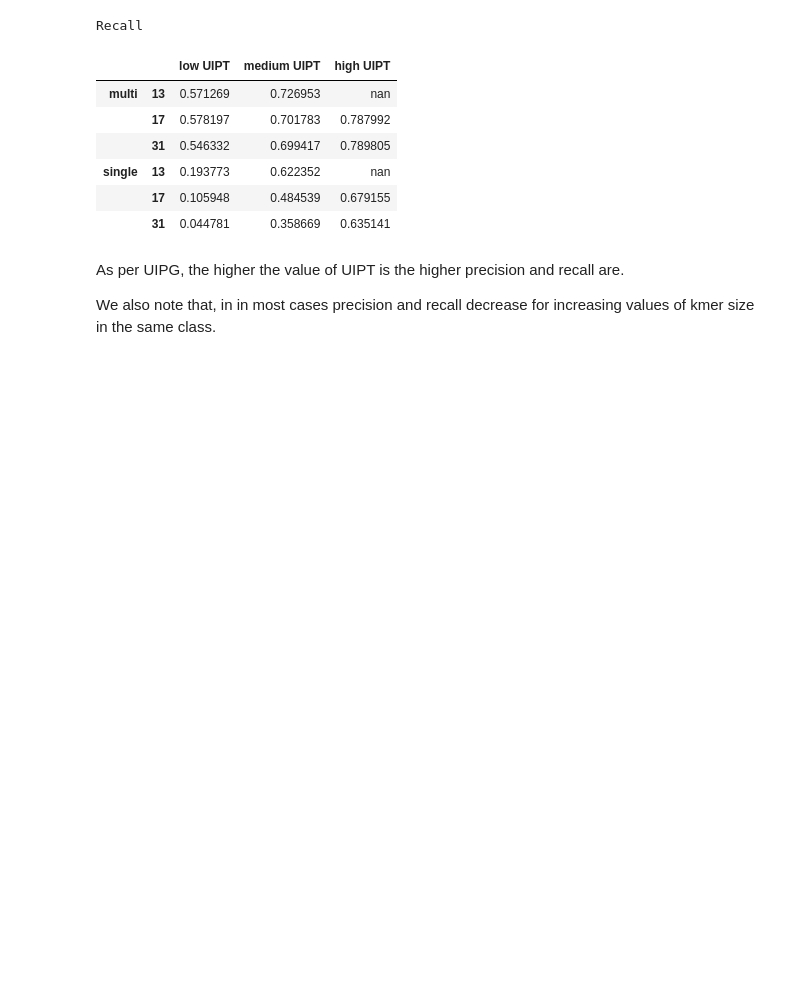
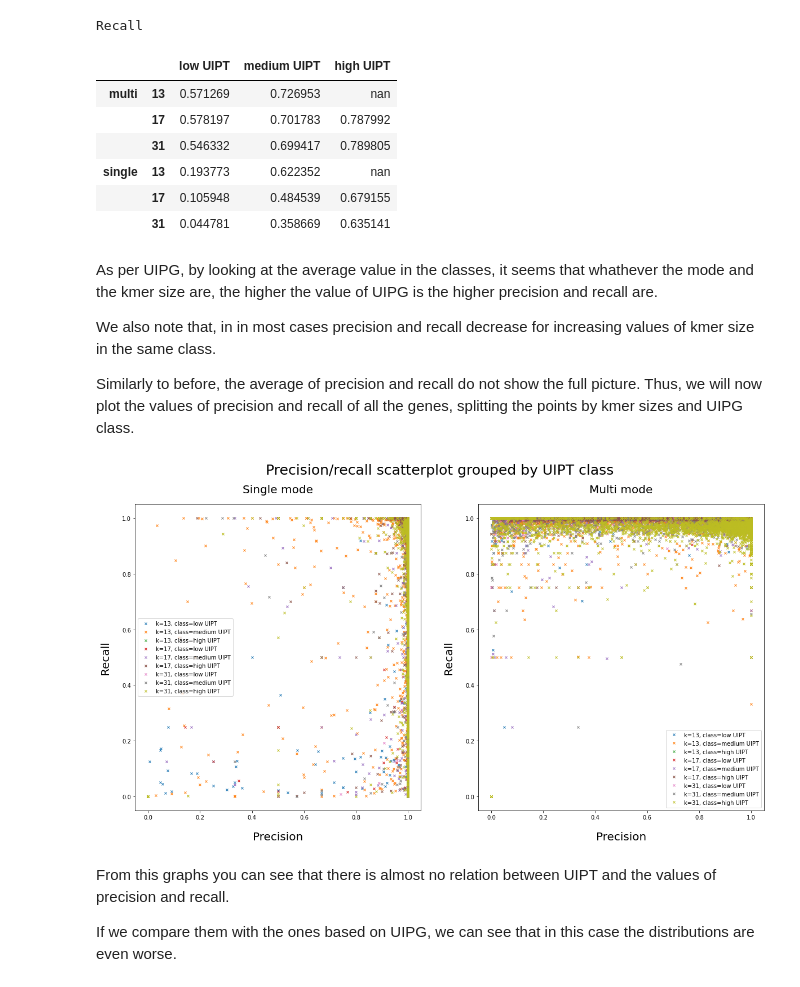
Before and after one commit to AlgoLab/shark_experiments, a Jupyter notebook: uniqness_analysis/notebook.ipynb, the cells around one changed output. Cells and saved outputs as stored; diff of their text form; code cells hidden in the pictures; blank space fills up the shorter version.

```diff
--- a/uniqness_analysis/notebook.ipynb
+++ b/uniqness_analysis/notebook.ipynb
@@ -411,6 +452,34 @@ Recall
 |  | 17 | 0.105948 | 0.484539 | 0.679155 |
 |  | 31 | 0.044781 | 0.358669 | 0.635141 |
 # %% [markdown]
-As per UIPG, the higher the value of UIPT is the higher precision and recall are.
+As per UIPG, by looking at the average value in the classes, it seems that whathever the mode and the kmer size are, the higher the value of UIPG is the higher precision and recall are.
 
 We also note that, in in most cases precision and recall decrease for increasing values of kmer size in the same class.
+
+Similarly to before, the average of precision and recall do not show the full picture.
+Thus, we will now plot the values of precision and recall of all the genes, splitting the points by kmer sizes and UIPG class.
+# %%
+fig, axs = plt.subplots(1, 2, figsize=[20, 10])
+
+fig.suptitle("Precision/recall scatterplot grouped by UIPT class", fontsize=25);
+axs[0].set_xlabel("Precision", fontsize=20, labelpad=20);
+axs[0].set_ylabel("Recall", fontsize=20, labelpad=20);
+axs[0].set_title("Single mode", fontsize=20, pad=20)
+
+axs[1].set_xlabel("Precision", fontsize=20, labelpad=20);
+axs[1].set_ylabel("Recall", fontsize=20, labelpad=20);
+axs[1].set_title("Multi mode", fontsize=20, pad=20)
+
+for l in pr_lengths:
+    for i, m in enumerate(modes):
+        for name, group in uipt_groups[m][l]:
+            axs[i].plot(group.P, group.R, marker='x', linestyle='', ms=4, label=f"k={l}, class={name}")
+axs[0].legend()
+axs[1].legend()
+plt.show()
+# %% [output]
+[figure, added]
+# %% [markdown]
+From this graphs you can see that there is almost no relation between UIPT and the values of precision and recall.
+
+If we compare them with the ones based on UIPG, we can see that in this case the distributions are even worse.
```
Also changed, not shown: parts of 15 cells of this notebook, 1 other file.
